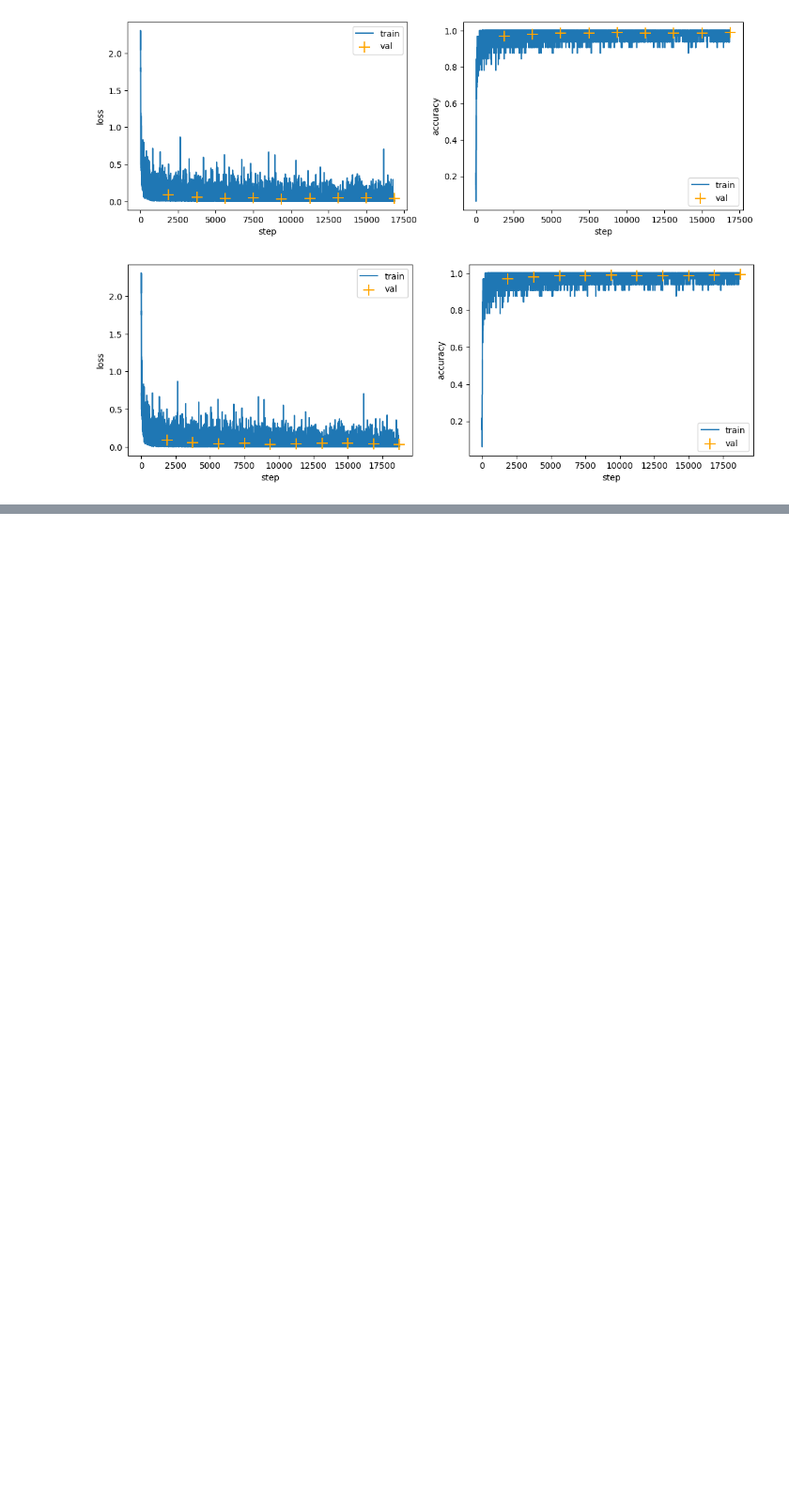
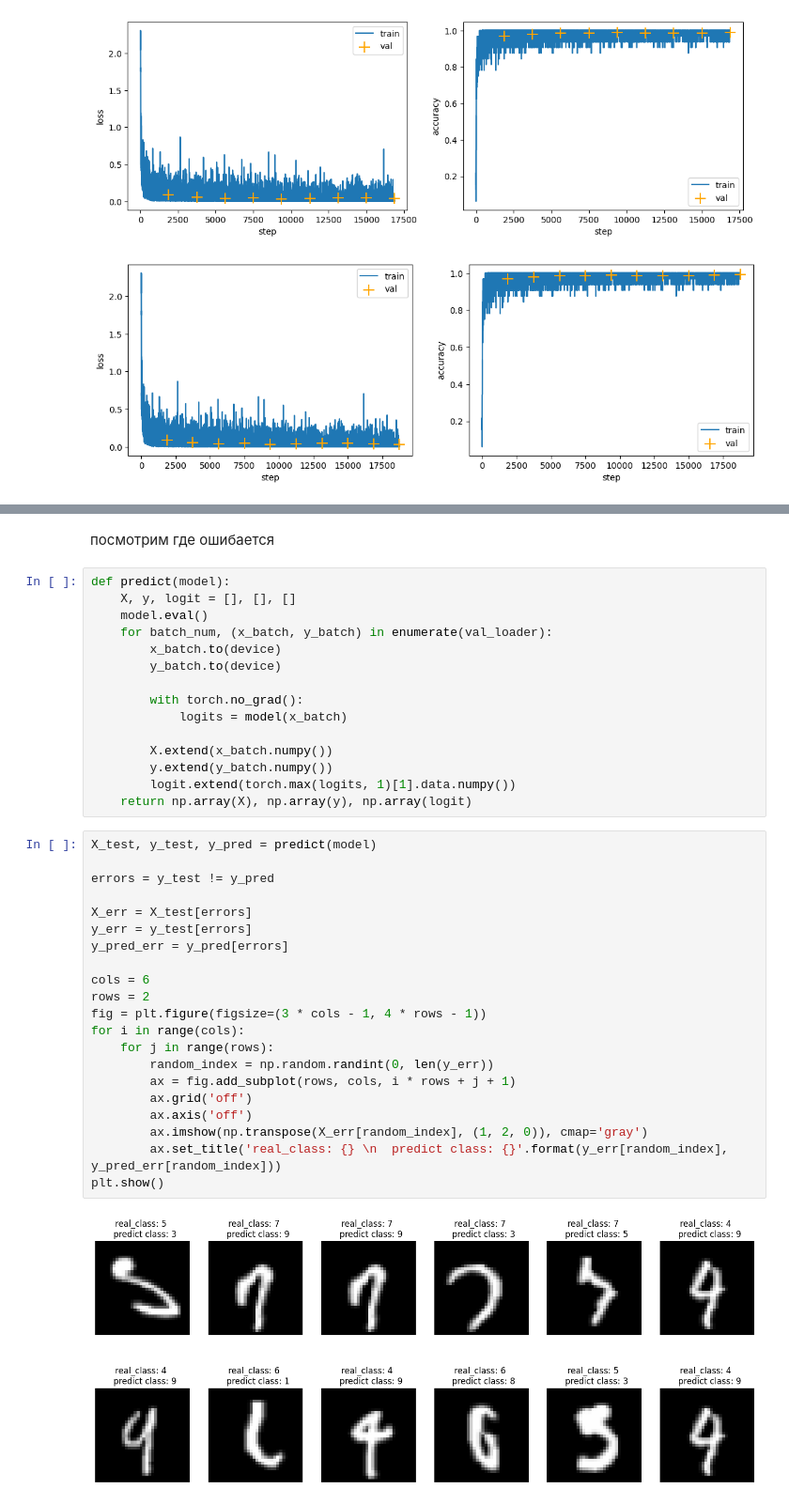
Before and after one commit to AnkumaGithub/CNN, a Jupyter notebook: main.ipynb, the cells around one changed output, grey strips where cells are left out. Shown at 94% size. Cells and saved outputs as stored; diff of their text form; blank space fills up the shorter version.

```diff
--- a/main.ipynb
+++ b/main.ipynb
@@ -193,0 +206,40 @@ val_accuracy 0.9909145367412141
+# %% [markdown]
+посмотрим где ошибается
+# %%
+def predict(model):
+    X, y, logit = [], [], []
+    model.eval()
+    for batch_num, (x_batch, y_batch) in enumerate(val_loader):
+        x_batch.to(device)
+        y_batch.to(device)
+
+        with torch.no_grad():
+            logits = model(x_batch)
+
+        X.extend(x_batch.numpy())
+        y.extend(y_batch.numpy())
+        logit.extend(torch.max(logits, 1)[1].data.numpy())
+    return np.array(X), np.array(y), np.array(logit)
+# %%
+X_test, y_test, y_pred = predict(model)
+
+errors = y_test != y_pred
+
+X_err = X_test[errors]
+y_err = y_test[errors]
+y_pred_err = y_pred[errors]
+
+cols = 6
+rows = 2
+fig = plt.figure(figsize=(3 * cols - 1, 4 * rows - 1))
+for i in range(cols):
+    for j in range(rows):
+        random_index = np.random.randint(0, len(y_err))
+        ax = fig.add_subplot(rows, cols, i * rows + j + 1)
+        ax.grid('off')
+        ax.axis('off')
+        ax.imshow(np.transpose(X_err[random_index], (1, 2, 0)), cmap='gray')
+        ax.set_title('real_class: {} \n  predict class: {}'.format(y_err[random_index], y_pred_err[random_index]))
+plt.show()
+# %% [output]
+[figure, added]
```
Also changed, not shown: parts of 16 cells of this notebook.
